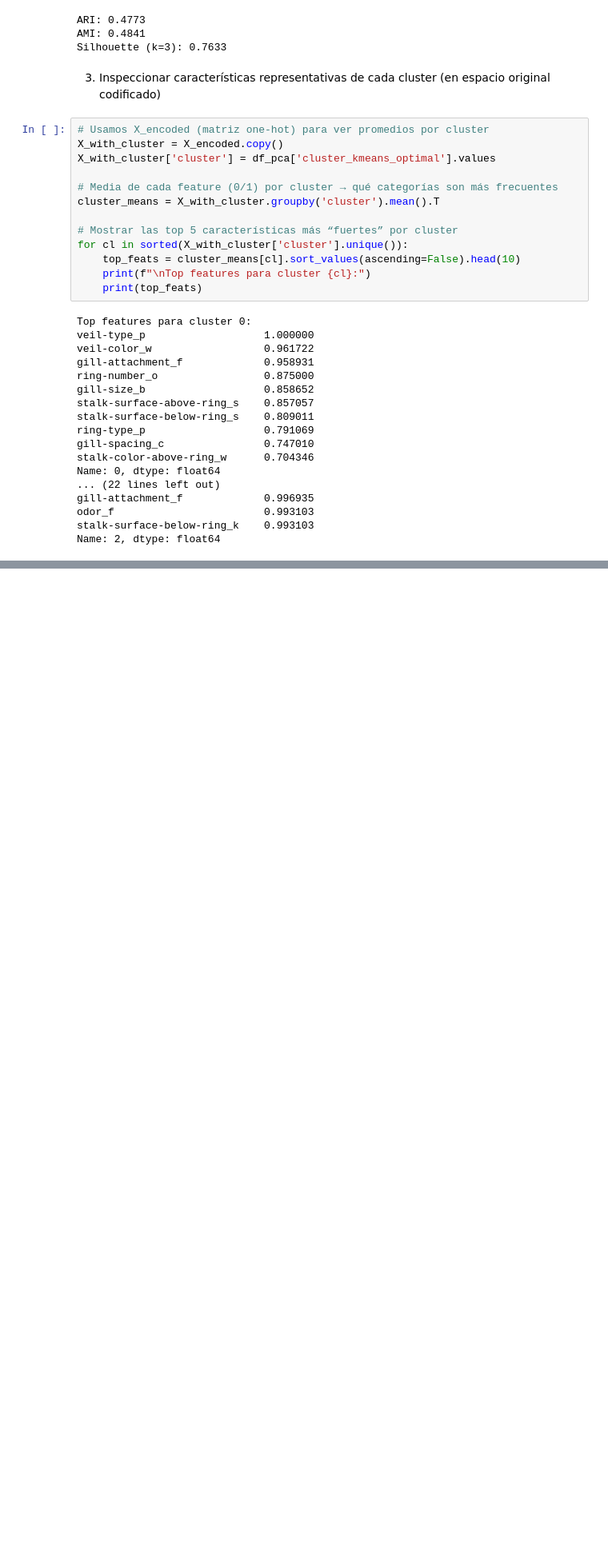
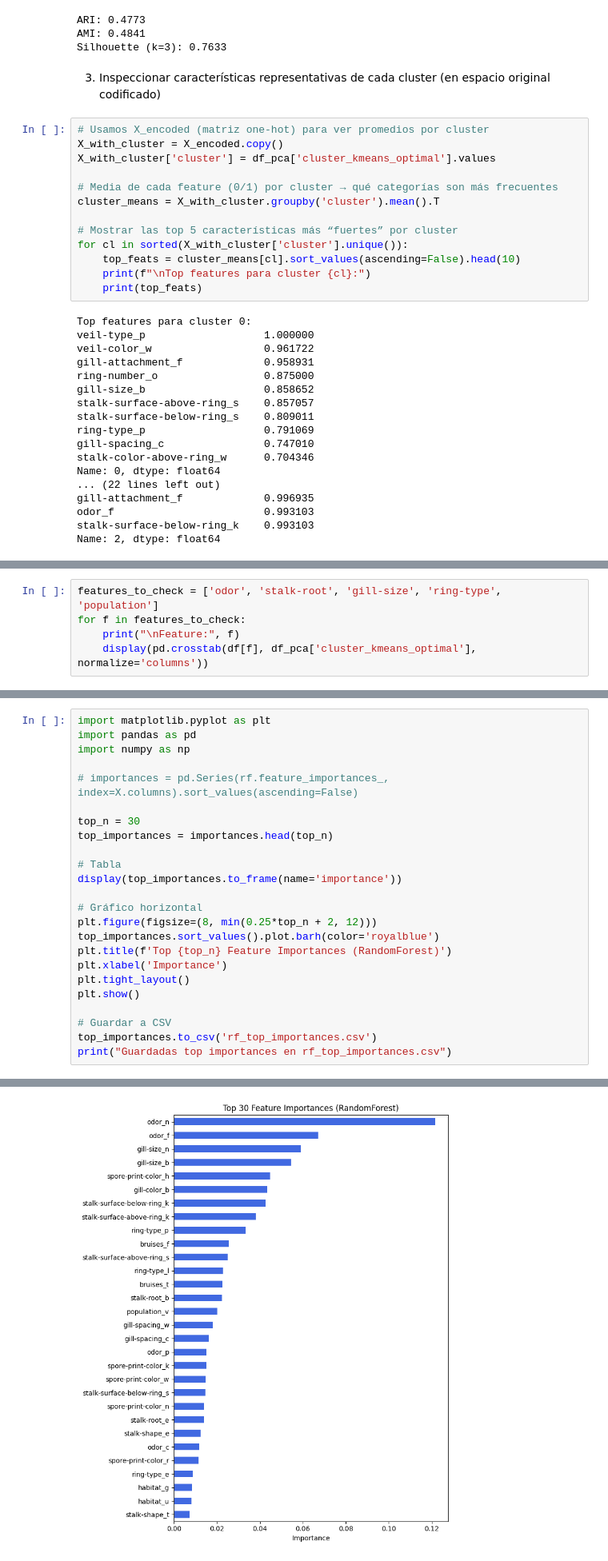
Before and after one commit to Kasthlen/kasthlen-aprendizaje-no-supervisado, a Jupyter notebook: kasthlen_clustering_pca.ipynb, the cells around one changed output, grey strips where cells are left out. Shown at 80% size. Cells and saved outputs as stored; diff of their text form; blank space fills up the shorter version.

```diff
--- a/kasthlen_clustering_pca.ipynb
+++ b/kasthlen_clustering_pca.ipynb
@@ -397,0 +596,5 @@ Name: 2, dtype: float64
+# %%
+features_to_check = ['odor', 'stalk-root', 'gill-size', 'ring-type', 'population']
+for f in features_to_check:
+    print("\nFeature:", f)
+    display(pd.crosstab(df[f], df_pca['cluster_kmeans_optimal'], normalize='columns'))
@@ -397,0 +807,25 @@ Name: 2, dtype: float64
+# %%
+import matplotlib.pyplot as plt
+import pandas as pd
+import numpy as np
+
+# importances = pd.Series(rf.feature_importances_, index=X.columns).sort_values(ascending=False)
+
+top_n = 30
+top_importances = importances.head(top_n)
+
+# Tabla
+display(top_importances.to_frame(name='importance'))
+
+# Gráfico horizontal
+plt.figure(figsize=(8, min(0.25*top_n + 2, 12)))
+top_importances.sort_values().plot.barh(color='royalblue')
+plt.title(f'Top {top_n} Feature Importances (RandomForest)')
+plt.xlabel('Importance')
+plt.tight_layout()
+plt.show()
+
+# Guardar a CSV
+top_importances.to_csv('rf_top_importances.csv')
+print("Guardadas top importances en rf_top_importances.csv")
+# %% [output]
@@ -397,0 +849 @@ Name: 2, dtype: float64
+[figure, added]
```
Also changed, not shown: parts of 66 cells of this notebook.
